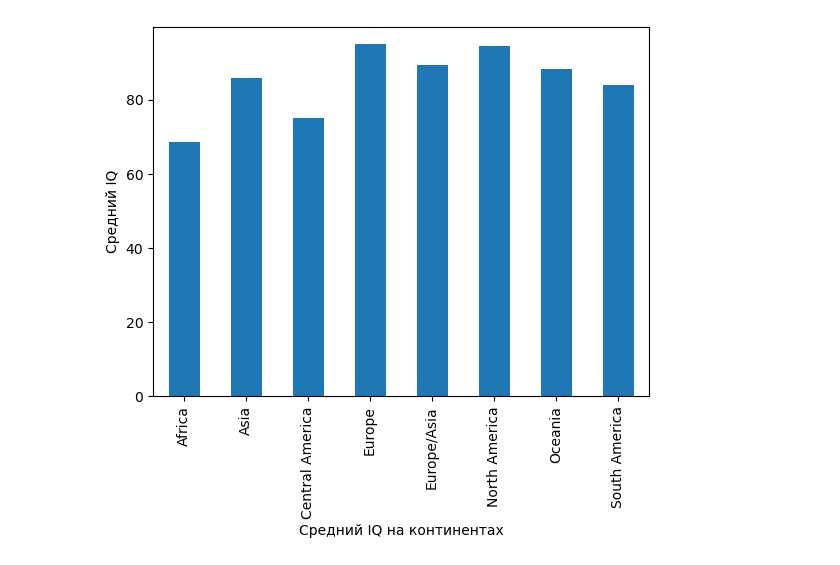
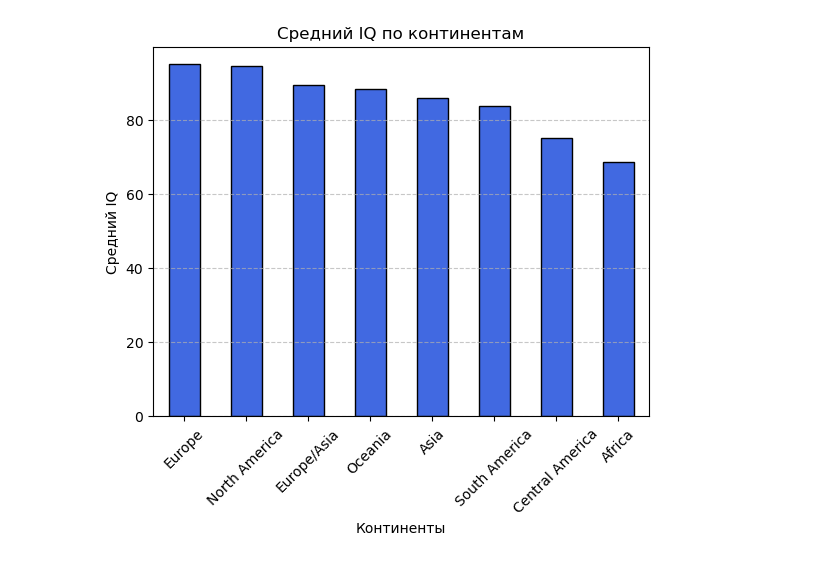
Before and after one commit to RomanNemercev/python-lib-hm, a Jupyter notebook: HW82/task_2.ipynb, the cells around one changed output. Saved outputs shown, nothing was run; the diff lists cells and outputs as text; code cells hidden in the pictures.

```diff
--- a/HW82/task_2.ipynb
+++ b/HW82/task_2.ipynb
@@ -69,8 +105,14 @@ Name: count, dtype: int64
 # %%
-# 2. Средний IQ по Континентам
-data.groupby('Continent')['Average IQ'].mean().plot(kind='bar')
+# Группируем данные по континентам, вычисляем средний IQ и сортируем от большего к меньшему
+iq_by_continent = data.groupby('Continent')['Average IQ'].mean().sort_values(ascending=False)
+
+# Построение столбчатой диаграммы
+iq_by_continent.plot(kind='bar', color='royalblue', edgecolor='black')
 plt.ylabel('Средний IQ')
-plt.xlabel('Средний IQ на континентах')
+plt.xlabel('Континенты')
+plt.title('Средний IQ по континентам')
+plt.xticks(rotation=45)  # Наклон подписей для удобства чтения
+plt.grid(axis='y', linestyle='--', alpha=0.7)  # Добавляем горизонтальные линии для наглядности
 plt.show()
 # %% [output]
-[figure, old version]
+[figure, new version]
```
Also changed, not shown: parts of 21 cells of this notebook, 2 other files.
